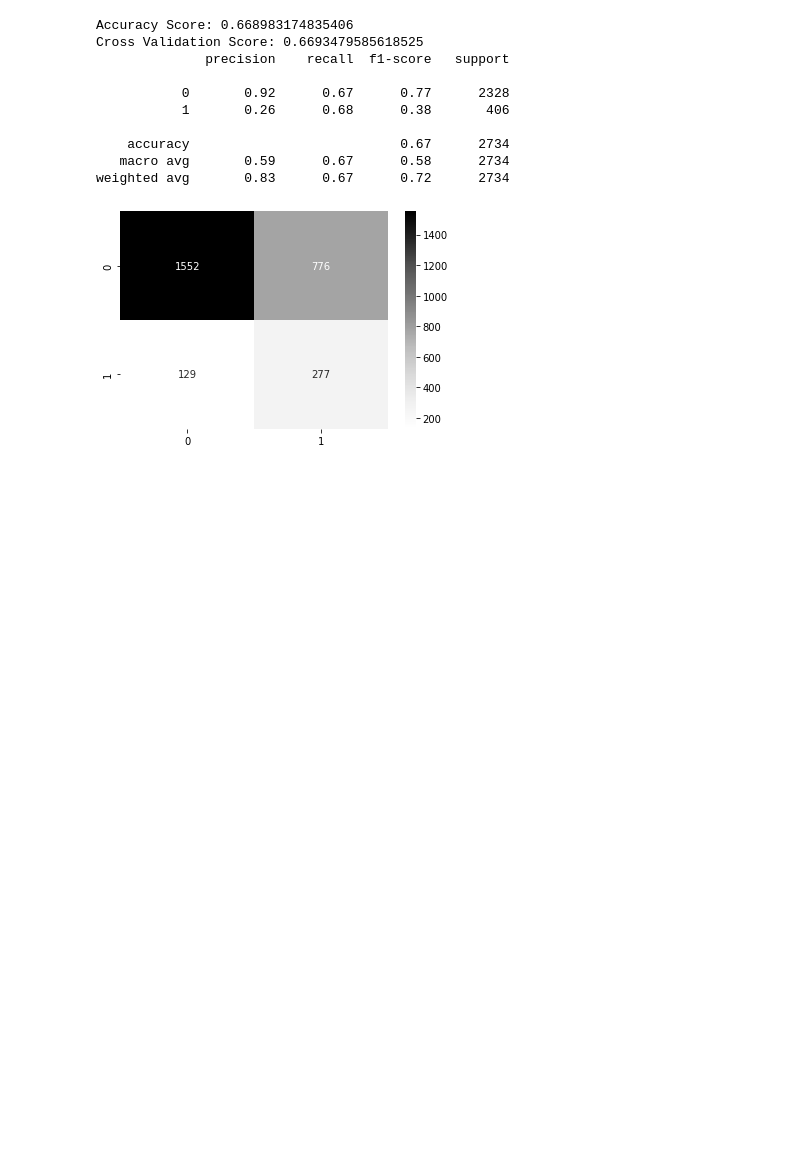
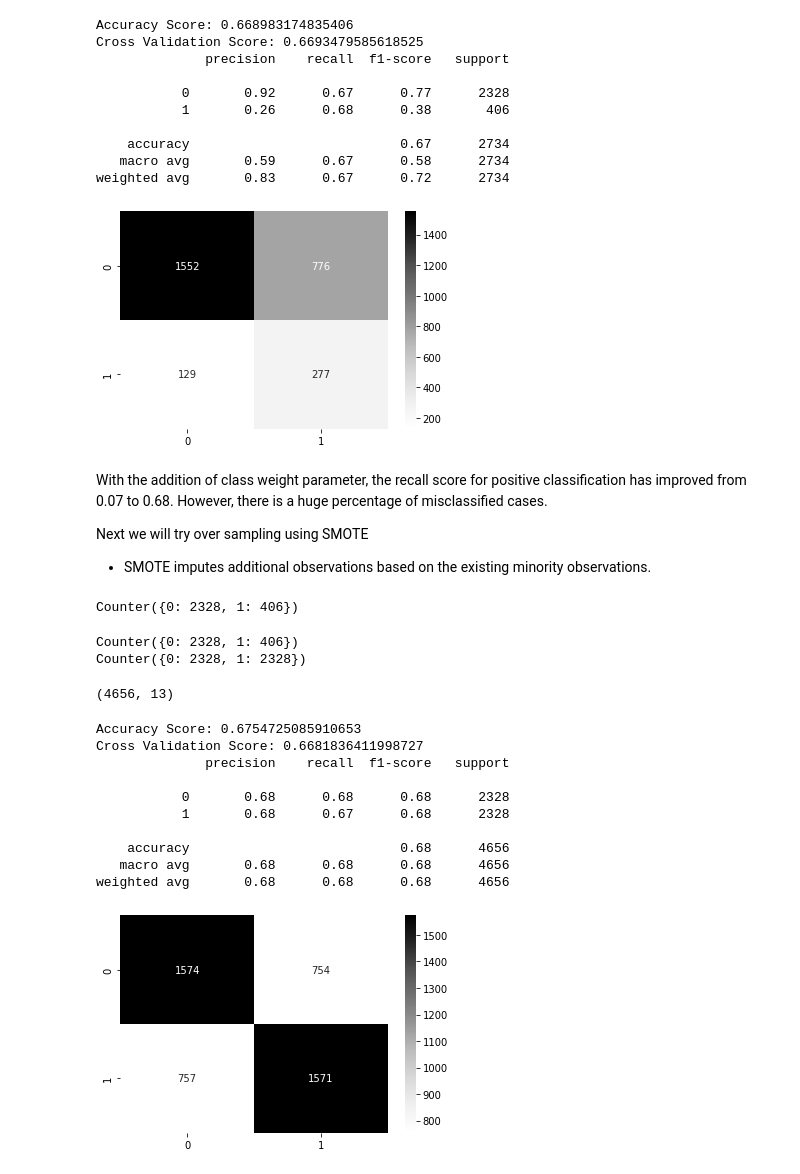
Before and after one commit to meRveet/pythonprojects, a Jupyter notebook: Heart Study (Cohort)/heartnotebook.ipynb, the cells around one changed output. Drawn from its saved outputs; the diff is of its cells as text; code cells hidden in the pictures; blank space fills up the shorter version.

```diff
--- a/Heart Study (Cohort)/heartnotebook.ipynb
+++ b/Heart Study (Cohort)/heartnotebook.ipynb
@@ -295,14 +306,14 @@ array([0, 0, 0, ..., 0, 0, 0])
 #Log Reg Eval
 %matplotlib inline
 
-def logmartixscore(x_train, y_train, x_test, y_test, logmodel, logpred):
+def logmartixscore(x, y, logmodel, logpred):
     '''
     This functions creates accuracy score along with cross validation score and confusion matrix
     imput required for this function are
     '''
-    print( 'Accuracy Score:', accuracy_score(y_train,logpred))
-    print ('Cross Validation Score:', cross_val_score(logmodel,x_train,y_train,cv=5).mean())
-    print(classification_report(y_train,logpred))
+    print( 'Accuracy Score:', accuracy_score(y,logpred))
+    print ('Cross Validation Score:', cross_val_score(logmodel,x,y,cv=5).mean())
+    print(classification_report(y,logpred))
 
-    sns.heatmap(confusion_matrix(y_train, logpred), annot=True, cmap='Greys', fmt='d')
+    sns.heatmap(confusion_matrix(y, logpred), annot=True, cmap='Greys', fmt='d')
 # %%
@@ -490,3 +501,48 @@ Cross Validation Score: 0.6693479585618525
    macro avg       0.59      0.67      0.58      2734
 weighted avg       0.83      0.67      0.72      2734
 [figure]
+# %% [markdown]
+With the addition of class weight parameter, the recall score for positive classification has improved from 0.07 to 0.68. However, there is a huge percentage of misclassified cases.
+
+Next we will try over sampling using SMOTE
+- SMOTE imputes additional observations based on the existing minority observations.
+# %%
+from imblearn.over_sampling import SMOTE
+from collections import Counter
+
+Counter(y_train)
+# %% [output]
+Counter({0: 2328, 1: 406})
+# %%
+smote = SMOTE(sampling_strategy='not majority')
+x_sam, y_sam = smote.fit_resample(x_trainpop, y_train)
+
+print(Counter(y_train))
+print(Counter(y_sam))
+# %% [output]
+Counter({0: 2328, 1: 406})
+Counter({0: 2328, 1: 2328})
+# %%
+x_sam.shape
+# %% [output]
+(4656, 13)
+# %%
+# Post Over-sampling test
+
+sammodel= lr(solver='liblinear')
+sammodel.fit(x_sam, y_sam)
+sampred = sammodel.predict(x_sam)
+
+logmartixscore(x=x_sam, y=y_sam, logmodel=sammodel, logpred=sampred)
+# %% [output]
+Accuracy Score: 0.6754725085910653
+Cross Validation Score: 0.6681836411998727
+              precision    recall  f1-score   support
+
+           0       0.68      0.68      0.68      2328
+           1       0.68      0.67      0.68      2328
+
+    accuracy                           0.68      4656
+   macro avg       0.68      0.68      0.68      4656
+weighted avg       0.68      0.68      0.68      4656
+[figure, added]
```
Also changed, not shown: parts of 15 cells of this notebook.
